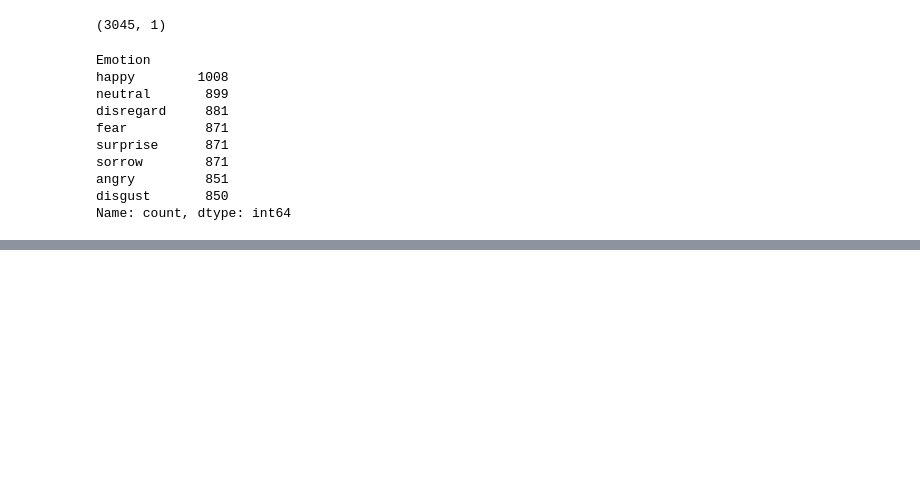
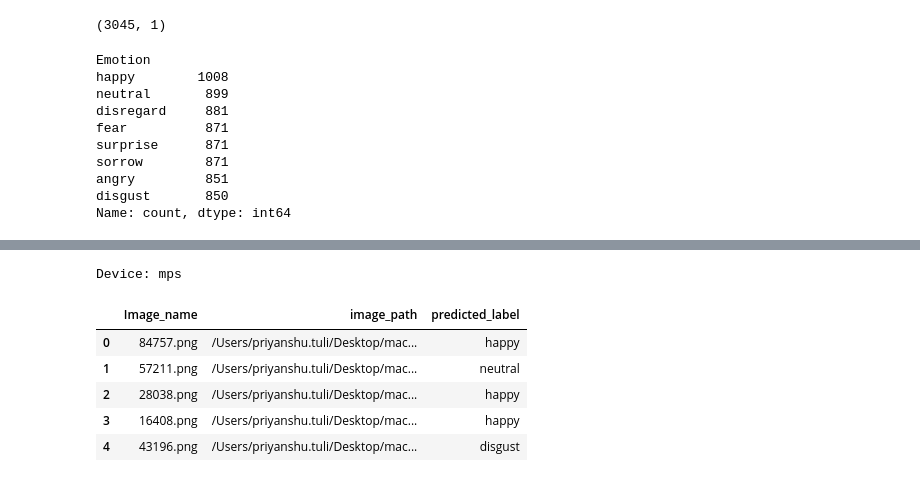
Before and after one commit to Priyanshu0/MachineHack-Competitions, a Jupyter notebook: emotions_prediction.ipynb, the cells around one changed output, grey strips where cells are left out. Cells and saved outputs as stored; diff of their text form; code cells hidden in the pictures; blank space fills up the shorter version.

```diff
--- a/emotions_prediction.ipynb
+++ b/emotions_prediction.ipynb
@@ -45,0 +260,30 @@ Name: count, dtype: int64
+# %%
+device = torch.device("mps" if torch.backends.mps.is_available() else "cpu")
+# %%
+def preprocess_image(image_path, transform):
+    image = Image.open(image_path).convert("RGB")  # Open image
+    tensor_image = transform(image).unsqueeze(0)
+    return tensor_image.to(device)
+# %%
+print("Device:", device)
+# %% [output]
+Device: mps
+# %%
+def predict(image_path, transform):
+    input_tensor = preprocess_image(image_path, transform)
+    with torch.no_grad():
+        outputs = model(input_tensor)
+        logits = outputs.logits
+        predicted_label = torch.argmax(logits, dim=1).item()
+    return idx2label[predicted_label]  # Return class name
+# %%
+test_df['predicted_label'] = test_df['image_path'].progress_apply(lambda x: predict(x, transforms))
+# %%
+test_df.head()
+# %% [output]
+|  | Image_name | image_path | predicted_label |
+| 0 | 84757.png | /Users/priyanshu.tuli/Desktop/mac... | happy |
+| 1 | 57211.png | /Users/priyanshu.tuli/Desktop/mac... | neutral |
+| 2 | 28038.png | /Users/priyanshu.tuli/Desktop/mac... | happy |
+| 3 | 16408.png | /Users/priyanshu.tuli/Desktop/mac... | happy |
+| 4 | 43196.png | /Users/priyanshu.tuli/Desktop/mac... | disgust |
```
Also changed, not shown: parts of 41 cells of this notebook.
